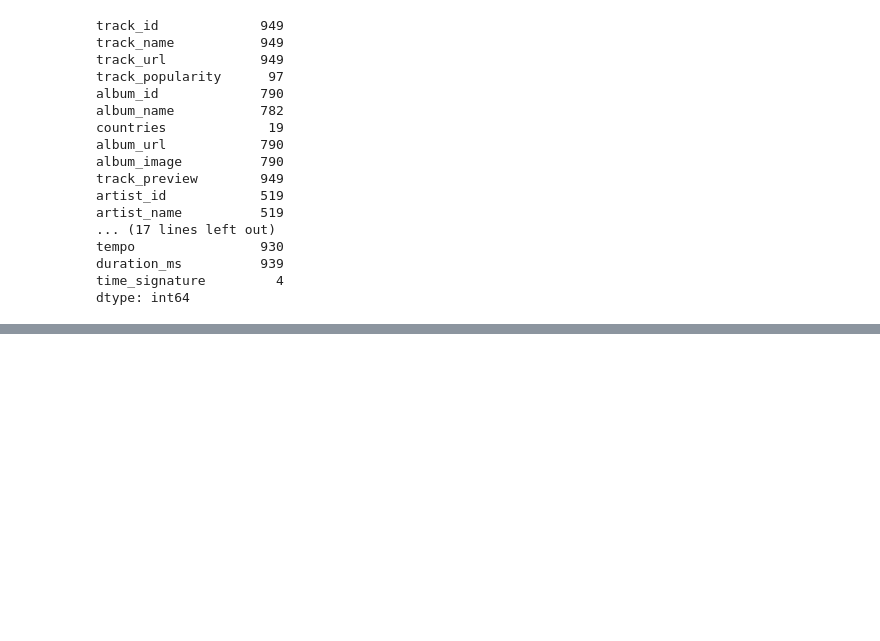
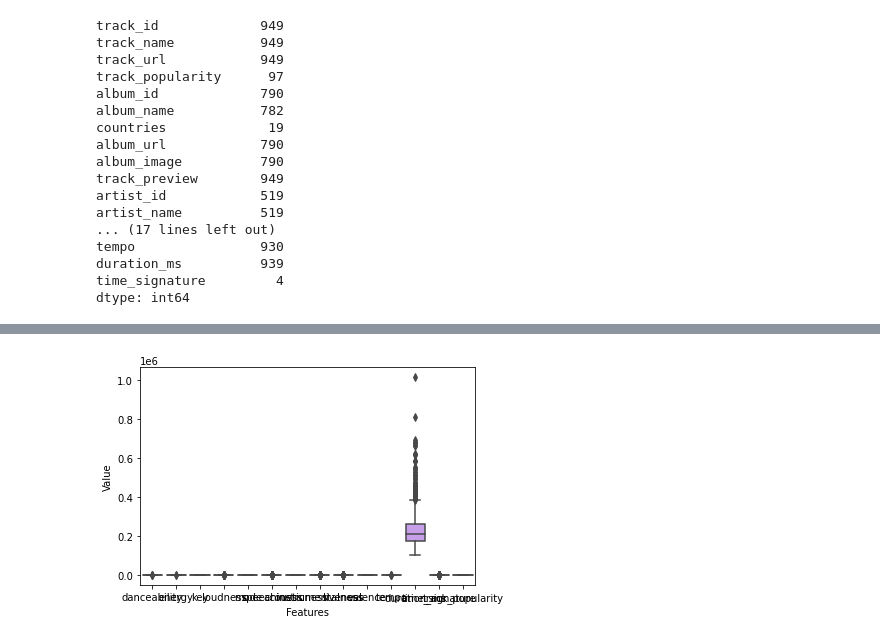
Before and after one commit to MikeJR111/Spotify-Top-50-Song-Data-ETL-Pipeline-and-Analysis, a Jupyter notebook: Genre Classification Report/Genre_Classification.ipynb, the cells around one changed output, grey strips where cells are left out. Saved outputs shown, nothing was run; the diff lists cells and outputs as text; code cells hidden in the pictures; blank space fills up the shorter version.

```diff
--- a/Genre Classification Report/Genre_Classification.ipynb
+++ b/Genre Classification Report/Genre_Classification.ipynb
@@ -179,0 +171,7 @@ audio_feature.describe()
+# %%
+sns.boxplot(data=combined_df.drop(['genre'], axis=1))
+plt.xlabel('Features')
+plt.ylabel('Value')
+plt.show()
+# %% [output]
+[figure, added]
```
Also changed, not shown: parts of 13 cells of this notebook.
